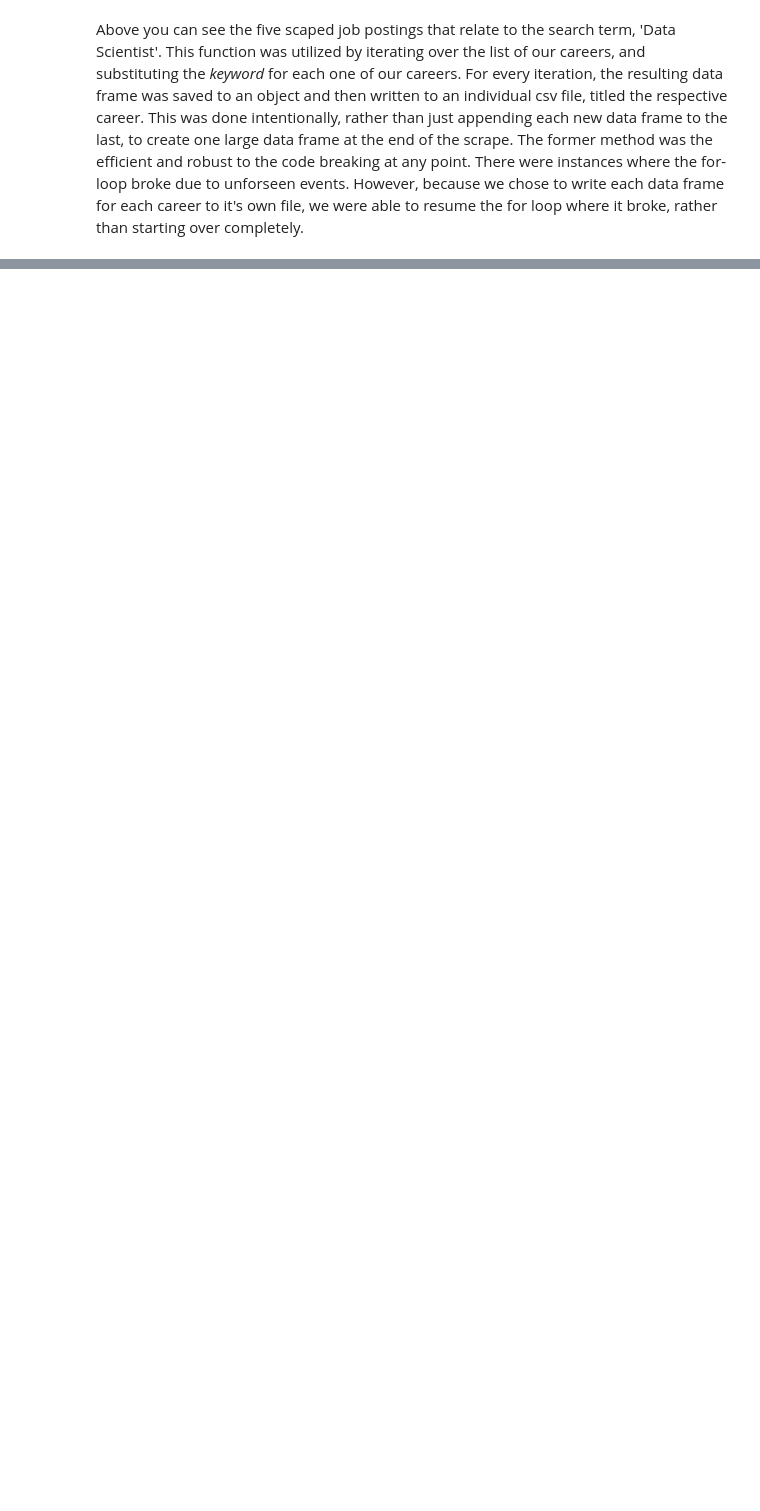
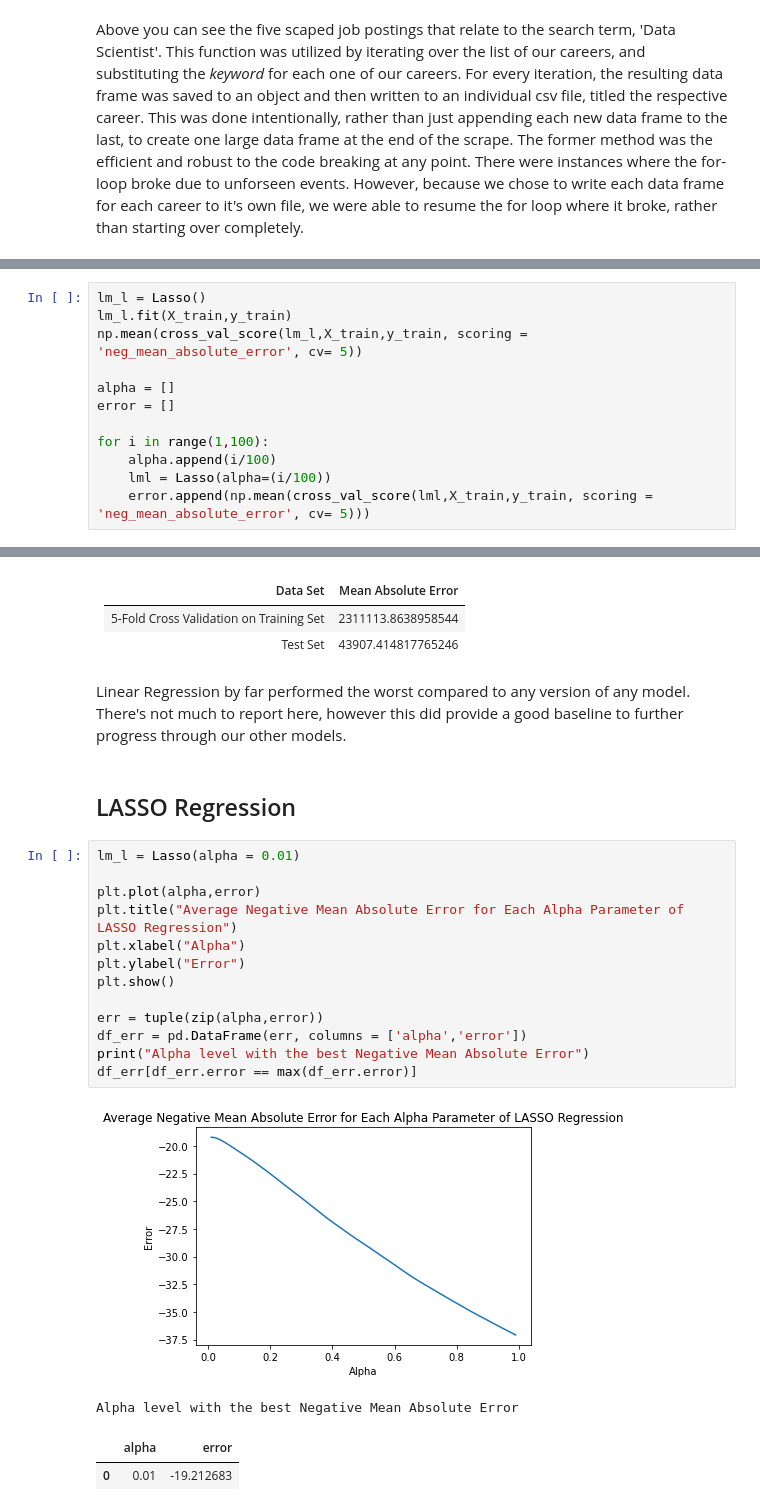
Before and after one commit to yiannimercer/career_salary_estimator, a Jupyter notebook: Final Project Report.ipynb, the cells around one changed output, grey strips where cells are left out. Drawn from its saved outputs; the diff is of its cells as text; blank space fills up the shorter version.

Commit message:
Final Report

```diff
--- a/Final Project Report.ipynb
+++ b/Final Project Report.ipynb
@@ -59,0 +247,12 @@ You
+# %%
+lm_l = Lasso()
+lm_l.fit(X_train,y_train)
+np.mean(cross_val_score(lm_l,X_train,y_train, scoring = 'neg_mean_absolute_error', cv= 5))
+
+alpha = []
+error = []
+
+for i in range(1,100):
+    alpha.append(i/100)
+    lml = Lasso(alpha=(i/100))
+    error.append(np.mean(cross_val_score(lml,X_train,y_train, scoring = 'neg_mean_absolute_error', cv= 5)))
@@ -59,0 +287,27 @@ You
+# %% [markdown]
+Data Set | Mean Absolute Error |
+--- | --- |
+5-Fold Cross Validation on Training Set     |2311113.8638958544|
+Test Set                  |43907.414817765246|
+# %% [markdown]
+Linear Regression by far performed the worst compared to any version of any model.  There's not much to report here, however this did provide a good baseline to further progress through our other models.
+# %% [markdown]
+## LASSO Regression
+# %%
+lm_l = Lasso(alpha = 0.01)
+
+plt.plot(alpha,error)
+plt.title("Average Negative Mean Absolute Error for Each Alpha Parameter of LASSO Regression")
+plt.xlabel("Alpha")
+plt.ylabel("Error")
+plt.show()
+
+err = tuple(zip(alpha,error))
+df_err = pd.DataFrame(err, columns = ['alpha','error'])
+print("Alpha level with the best Negative Mean Absolute Error")
+df_err[df_err.error == max(df_err.error)]
+# %% [output]
+[figure, added]
+Alpha level with the best Negative Mean Absolute Error
+|  | alpha | error |
+| 0 | 0.01 | -19.212683 |
```
Also changed, not shown: parts of 52 cells of this notebook, 5 other files.
